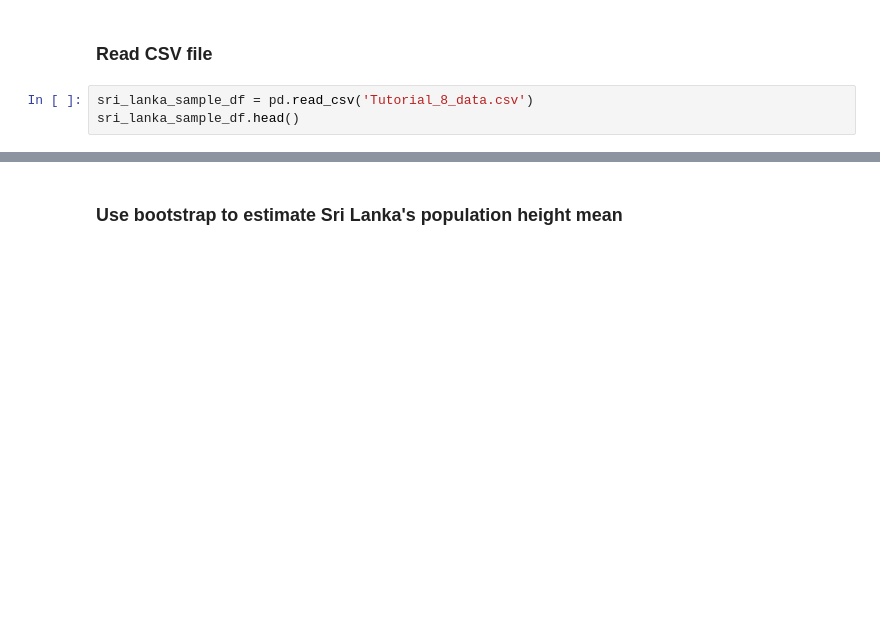
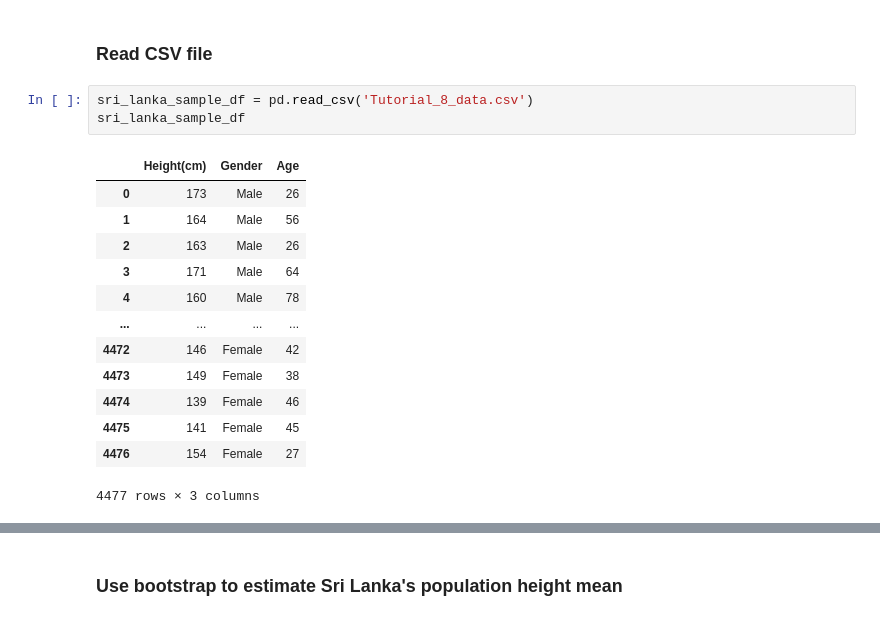
Before and after one commit to dvir019/Introduction_to_Data-Analysis-Tutorials, a Jupyter notebook: tutorial_8 - Hypotheses Testing and Bootstrap/08_Bootstrap.ipynb, the cells around one changed output, grey strips where cells are left out. Drawn from its saved outputs; the diff is of its cells as text; blank space fills up the shorter version.

```diff
--- a/tutorial_8 - Hypotheses Testing and Bootstrap/08_Bootstrap.ipynb
+++ b/tutorial_8 - Hypotheses Testing and Bootstrap/08_Bootstrap.ipynb
@@ -13,6 +13,20 @@ We would like to estimate the mean height of Sri Lanka's population based on a s
 ### Read CSV file
 # %%
 sri_lanka_sample_df = pd.read_csv('Tutorial_8_data.csv')
-sri_lanka_sample_df.head()
+sri_lanka_sample_df
+# %% [output]
+|  | Height(cm) | Gender | Age |
+| 0 | 173 | Male | 26 |
+| 1 | 164 | Male | 56 |
+| 2 | 163 | Male | 26 |
+| 3 | 171 | Male | 64 |
+| 4 | 160 | Male | 78 |
+| ... | ... | ... | ... |
+| 4472 | 146 | Female | 42 |
+| 4473 | 149 | Female | 38 |
+| 4474 | 139 | Female | 46 |
+| 4475 | 141 | Female | 45 |
+| 4476 | 154 | Female | 27 |
+4477 rows × 3 columns
 # %%
 sri_lanka_sample_df.shape
```
Also changed, not shown: parts of 13 cells of this notebook, 1 other file.
